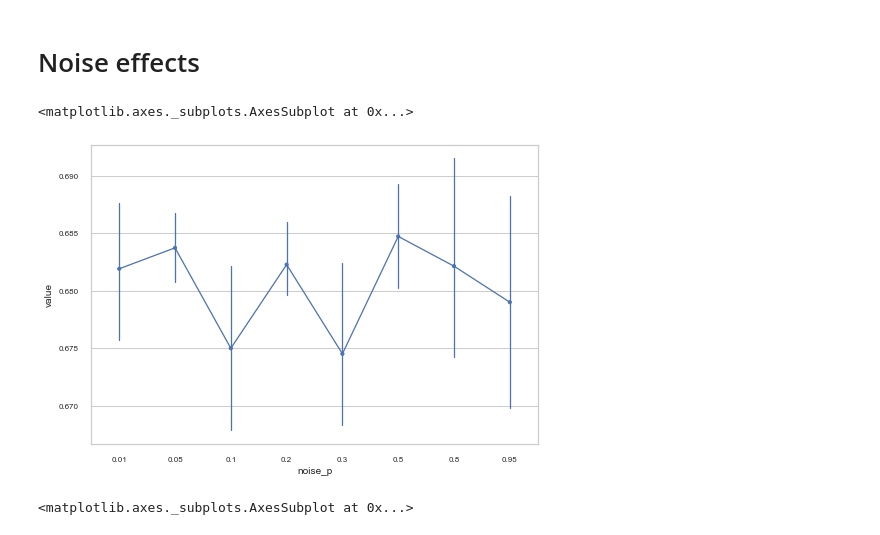
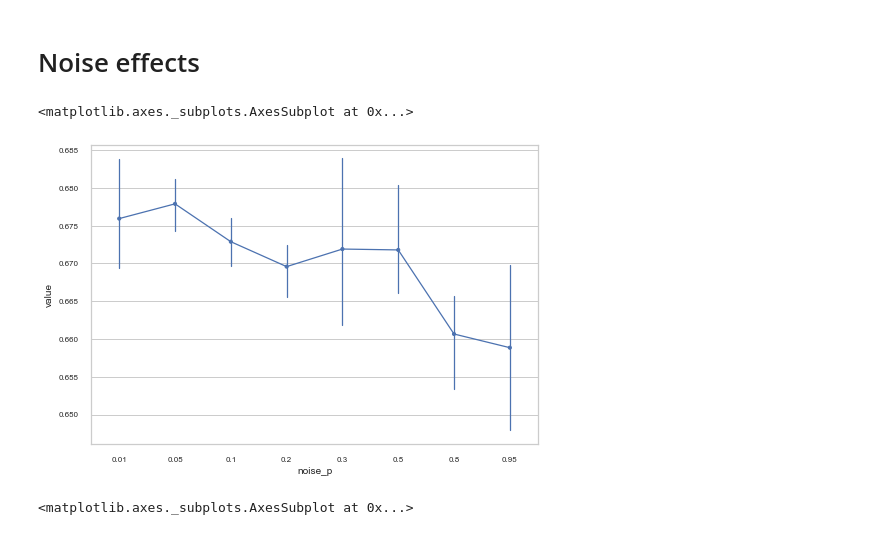
Before and after one commit to kamilest/brain-age-gnn, a Jupyter notebook: notebooks/model_selection.ipynb, the cells around one changed output. Cells and saved outputs as stored; diff of their text form; code cells hidden in the pictures.

```diff
--- a/notebooks/model_selection.ipynb
+++ b/notebooks/model_selection.ipynb
@@ -326,19 +326,19 @@ plt.savefig('figs/fmri.pdf',  bbox_inches='tight', pad_inches=0.1)
 # %%
 df_noise = pd.read_csv('noise.csv')
 # %%
-fig, ax = plt.subplots(figsize=set_size())
-df_ts1 = pd.DataFrame(example_ts2).melt()
-df_ts1['variable'] = df_ts1.index
+# fig, ax = plt.subplots(figsize=set_size())
+# df_ts1 = pd.DataFrame(example_ts2).melt()
+# df_ts1['variable'] = df_ts1.index
 sns.set_style("whitegrid")
-ax = sns.lineplot(x="variable", y="value", data=df_ts1, ax=ax)
-ax.set_ylabel('volume')
-ax.set_xlabel('timestep')
+# ax = sns.lineplot(x="variable", y="value", data=df_ts1, ax=ax)
+# ax.set_ylabel('volume')
+# ax.set_xlabel('timestep')
 sns.despine(left=True, bottom=True)
 
-sns.pointplot(x="noise_p", y="value", data=df_noise[(df_noise['conv_type'] == 'gcn') & (df_noise['noise_type']=='edge') & (df_noise['metric_type'] == 'r')])
+sns.pointplot(x="noise_p", y="value", data=df_noise[(df_noise['conv_type'] == 'gcn') & (df_noise['noise_type']=='node') & (df_noise['metric_type'] == 'r')])
 # %% [output]
 <matplotlib.axes._subplots.AxesSubplot at 0x...>
-[figure, old version]
+[figure, new version]
 # %%
 sns.pointplot(x="noise_p", y="value", data=df_noise[(df_noise['conv_type'] == 'gcn') & (df_noise['noise_type']=='edge') & (df_noise['metric_type'] == 'r2')])
 # %% [output]
```
Also changed, not shown: parts of 4 cells of this notebook, 1 other file.
